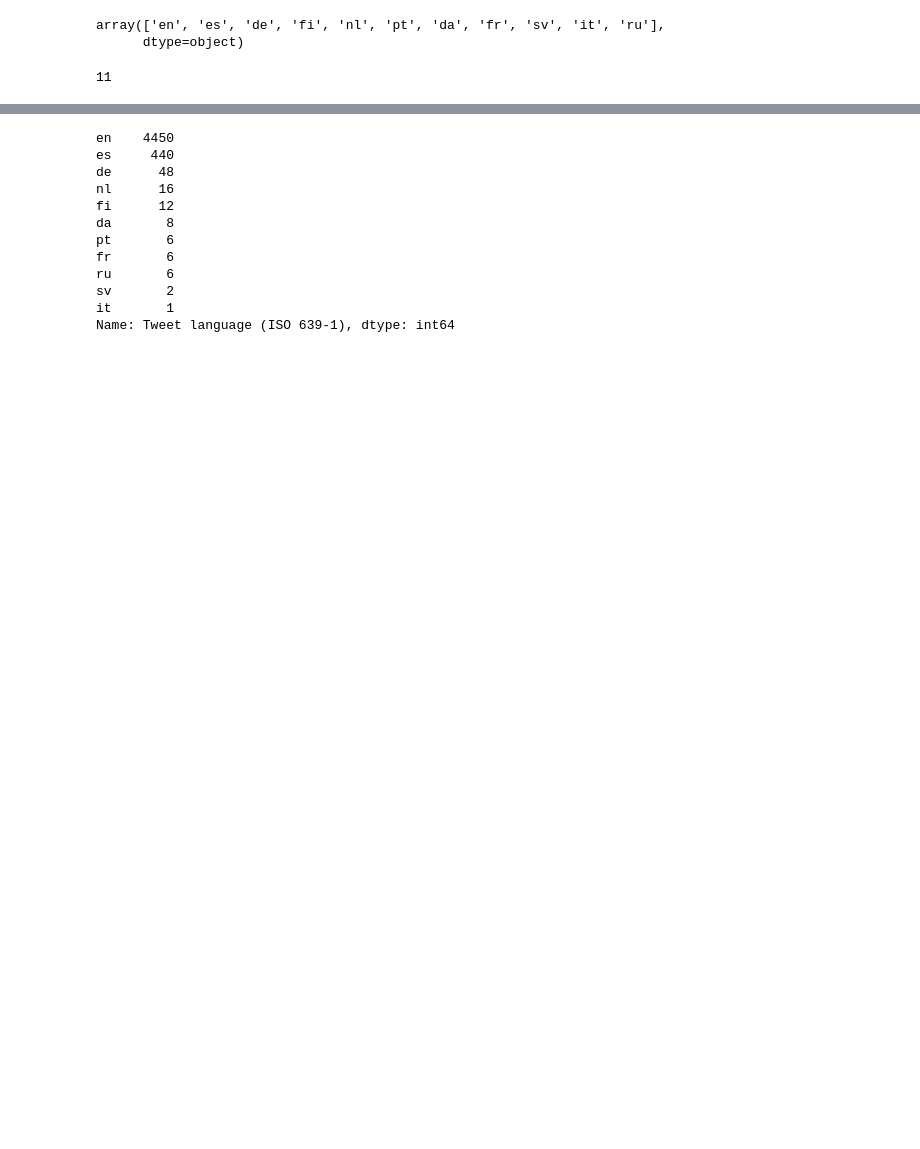
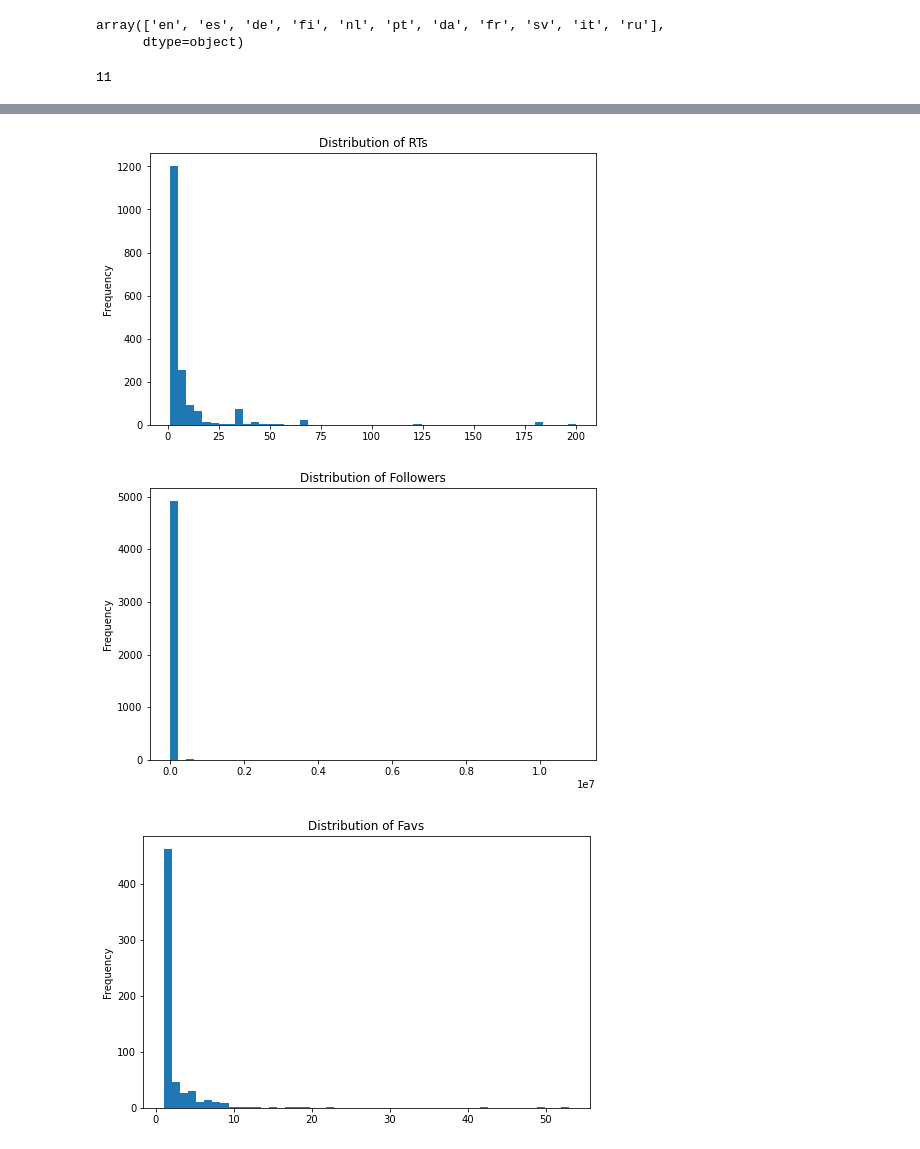
Before and after one commit to vxlwang/twitter_sentiment_stock_prediction, a Jupyter notebook: twitter_sentiment.ipynb, the cells around one changed output, grey strips where cells are left out. Saved outputs shown, nothing was run; the diff lists cells and outputs as text; code cells hidden in the pictures; blank space fills up the shorter version.

```diff
--- a/twitter_sentiment.ipynb
+++ b/twitter_sentiment.ipynb
@@ -75,16 +110,13 @@ tweets_per_language.plot(kind='bar',
-# %%
-tweets_per_language
-# %% [output]
-en    4450
-es     440
-de      48
-nl      16
-fi      12
-da       8
-pt       6
-fr       6
-ru       6
-sv       2
-it       1
-Name: Tweet language (ISO 639-1), dtype: int64
+# %%
+for column in tweets[["RTs", "Followers", "Favs"]]:
+    tweets[column].plot(kind='hist',
+                        bins=50,
+                        figsize=(8,5),
+                        title=f"Distribution of {column}",
+                       )
+    plt.show()
+# %% [output]
+[figure, added]
+[figure, added]
+[figure, added]
 # %% [markdown]
```
Also changed, not shown: parts of 50 cells of this notebook.
